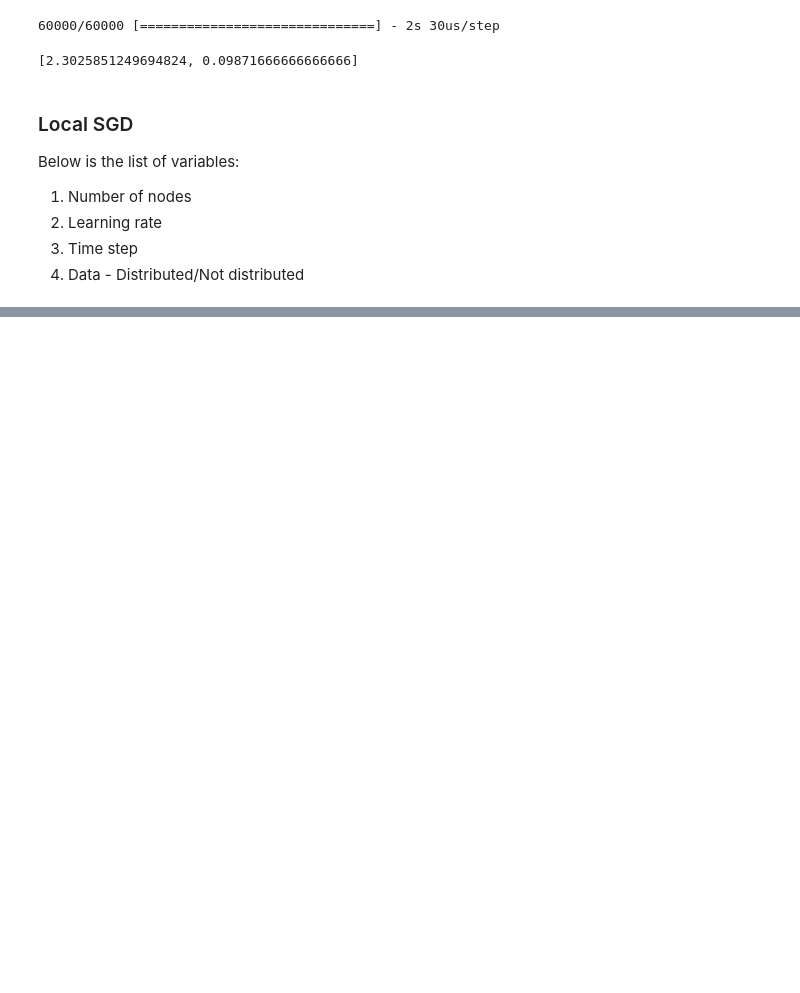
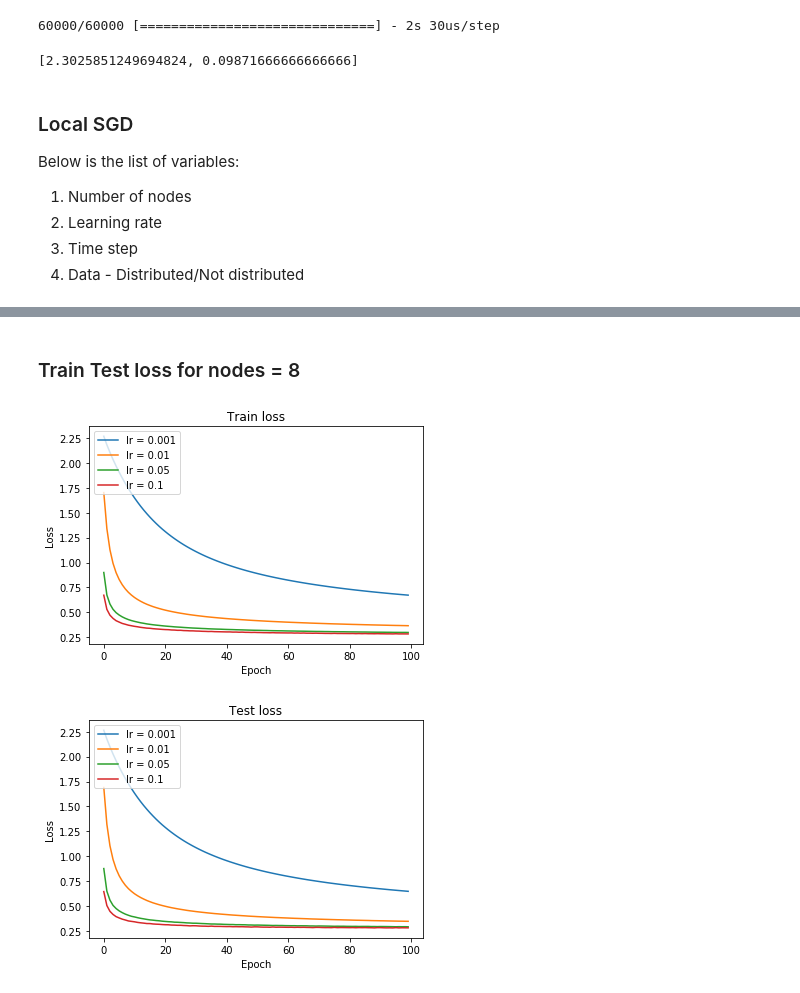
Before and after one commit to manish2020-iitr/Msia2020, a Jupyter notebook: Local_Elastic_averaging_SGD.ipynb, the cells around one changed output, grey strips where cells are left out. Saved outputs shown, nothing was run; the diff lists cells and outputs as text; code cells hidden in the pictures; blank space fills up the shorter version.

```diff
--- a/Local_Elastic_averaging_SGD.ipynb
+++ b/Local_Elastic_averaging_SGD.ipynb
@@ -313,0 +292,9 @@ plt.plot(ans[0])
+# %%
+model_parallel = k_model(10,784)
+local_8_10_001 = local_sgd(model_parallel,8,10,0.001,100,128,(x_train,y_train),(x_test,y_test))
+model_parallel = k_model(10,784)
+local_8_10_01 = local_sgd(model_parallel,8,10,0.01,100,128,(x_train,y_train),(x_test,y_test))
+model_parallel = k_model(10,784)
+local_8_10_05 = local_sgd(model_parallel,8,10,0.05,100,128,(x_train,y_train),(x_test,y_test))
+model_parallel = k_model(10,784)
+local_8_10_1 = local_sgd(model_parallel,8,10,0.1,100,128,(x_train,y_train),(x_test,y_test))
@@ -313,0 +471,9 @@ plt.plot(ans[0])
+# %% [markdown]
+### Train Test loss for nodes = 8
+# %%
+losses_2 = [local_8_10_001,local_8_10_01,local_8_10_05,local_8_10_1]
+desc = ['lr = 0.001','lr = 0.01','lr = 0.05','lr = 0.1']
+combined_loss(losses_2,desc)
+# %% [output]
+[figure, added]
+[figure, added]
```
Also changed, not shown: parts of 25 cells of this notebook.
